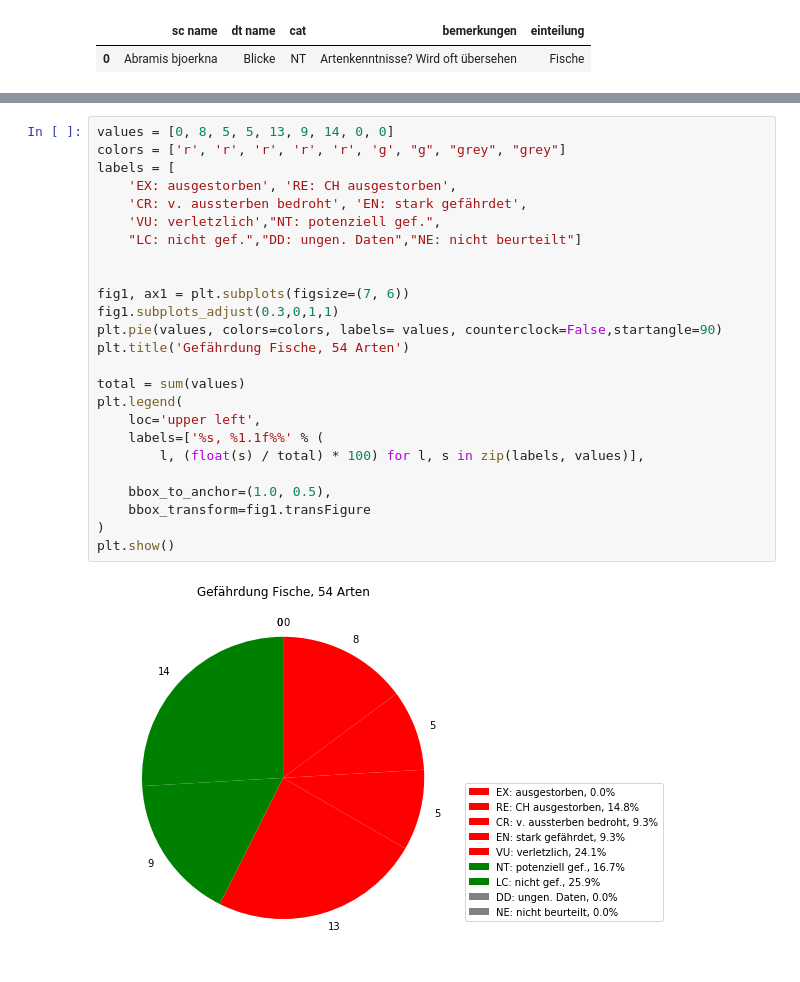
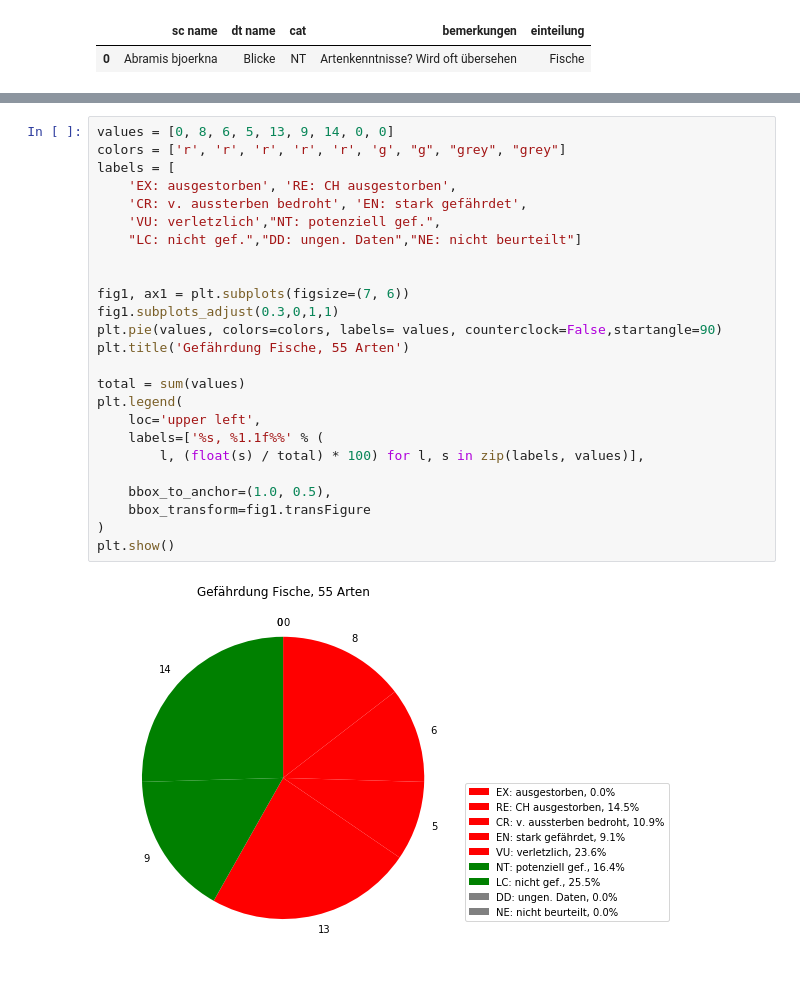
Before and after one commit to Priskawa/GITHUB_ME, a Jupyter notebook: Eigene Projekte/Diplomarbeit_Biodiversitaet/002_einlesen_tabulacsv_fische.ipynb, the cells around one changed output, grey strips where cells are left out. Cells and saved outputs as stored; diff of their text form.

```diff
--- a/Eigene Projekte/Diplomarbeit_Biodiversitaet/002_einlesen_tabulacsv_fische.ipynb
+++ b/Eigene Projekte/Diplomarbeit_Biodiversitaet/002_einlesen_tabulacsv_fische.ipynb
@@ -106,29 +106,29 @@ EN      1
 VU      1
 Name: cat, dtype: int64
 # %%
-values = [0, 8, 5, 5, 13, 9, 14, 0, 0]
+values = [0, 8, 6, 5, 13, 9, 14, 0, 0]
 colors = ['r', 'r', 'r', 'r', 'r', 'g', "g", "grey", "grey"]
 labels = [
     'EX: ausgestorben', 'RE: CH ausgestorben',
     'CR: v. aussterben bedroht', 'EN: stark gefährdet',
     'VU: verletzlich',"NT: potenziell gef.",
     "LC: nicht gef.","DD: ungen. Daten","NE: nicht beurteilt"]
 
 
 fig1, ax1 = plt.subplots(figsize=(7, 6))
 fig1.subplots_adjust(0.3,0,1,1)
 plt.pie(values, colors=colors, labels= values, counterclock=False,startangle=90)
-plt.title('Gefährdung Fische, 54 Arten')
+plt.title('Gefährdung Fische, 55 Arten')
 
 total = sum(values)
 plt.legend(
     loc='upper left',
     labels=['%s, %1.1f%%' % (
         l, (float(s) / total) * 100) for l, s in zip(labels, values)],
 
     bbox_to_anchor=(1.0, 0.5),
     bbox_transform=fig1.transFigure
 )
 plt.show()
 # %% [output]
-[figure, old version]
+[figure, new version]
```
Also changed, not shown: parts of 6 cells of this notebook, 10 other files.
